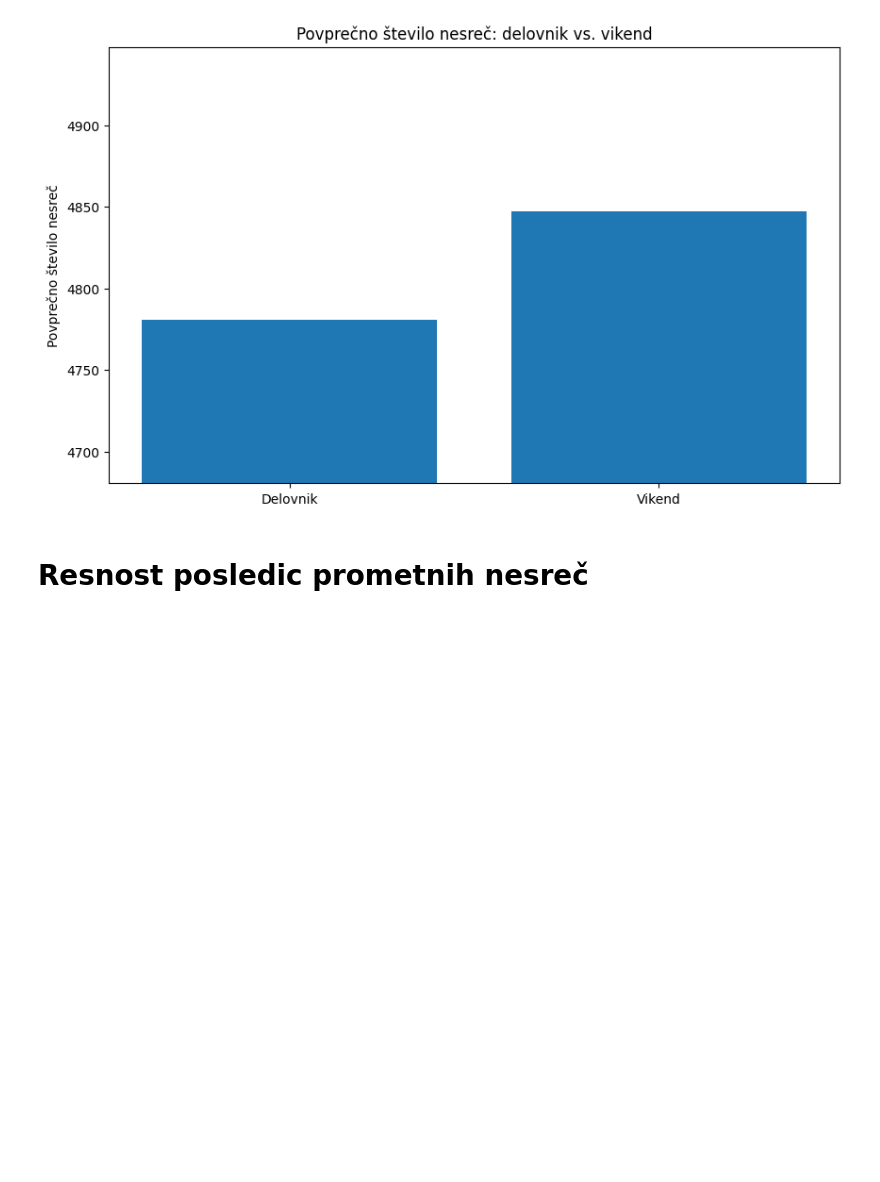
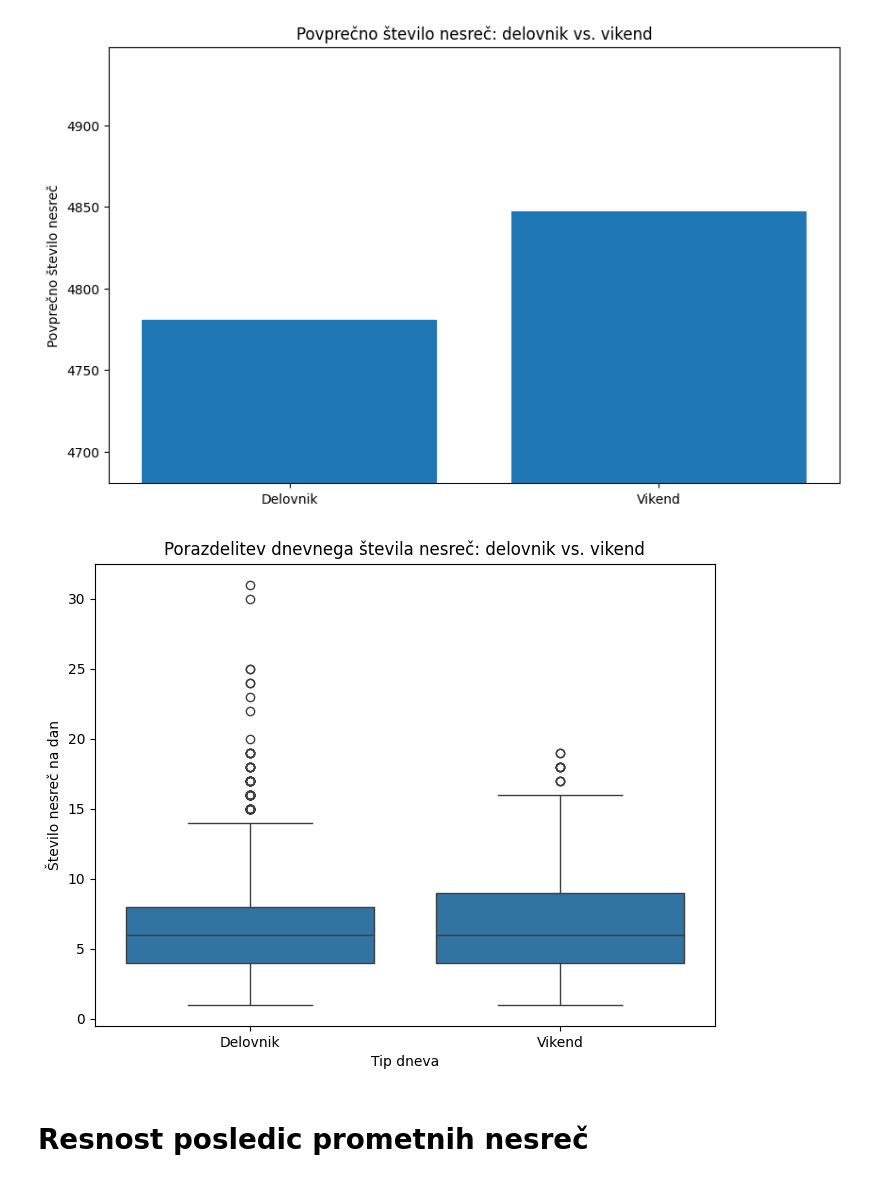
Before and after one commit to hanaskitek/diplomska-git, a Jupyter notebook: 01_analiza_po_dnevih.ipynb, the cells around one changed output. Cells and saved outputs as stored; diff of their text form; code cells hidden in the pictures; blank space fills up the shorter version.

```diff
--- a/01_analiza_po_dnevih.ipynb
+++ b/01_analiza_po_dnevih.ipynb
@@ -122,6 +123,24 @@ plt.title('Povprečno število nesreč: delovnik vs. vikend')
 plt.show()
 # %% [output]
 [figure]
+# %%
+# Boxplot
+workdays = ['Ponedeljek', 'Torek', 'Sreda', 'Četrtek', 'Petek']
+weekend = ['Sobota', 'Nedelja']
+
+daily_accidents['DayType'] = daily_accidents['Day_SLO'].apply(
+    lambda d: 'Delovnik' if d in workdays else 'Vikend'
+)
+
+plt.figure(figsize=(8, 6))
+sns.boxplot(x='DayType', y='accident_count', data=daily_accidents)
+
+plt.xlabel('Tip dneva')
+plt.ylabel('Število nesreč na dan')
+plt.title('Porazdelitev dnevnega števila nesreč: delovnik vs. vikend')
+plt.show()
+# %% [output]
+[figure, added]
 # %% [markdown]
 # **Resnost posledic prometnih nesreč**
 # %% [markdown]
```
Also changed, not shown: parts of 25 cells of this notebook.
